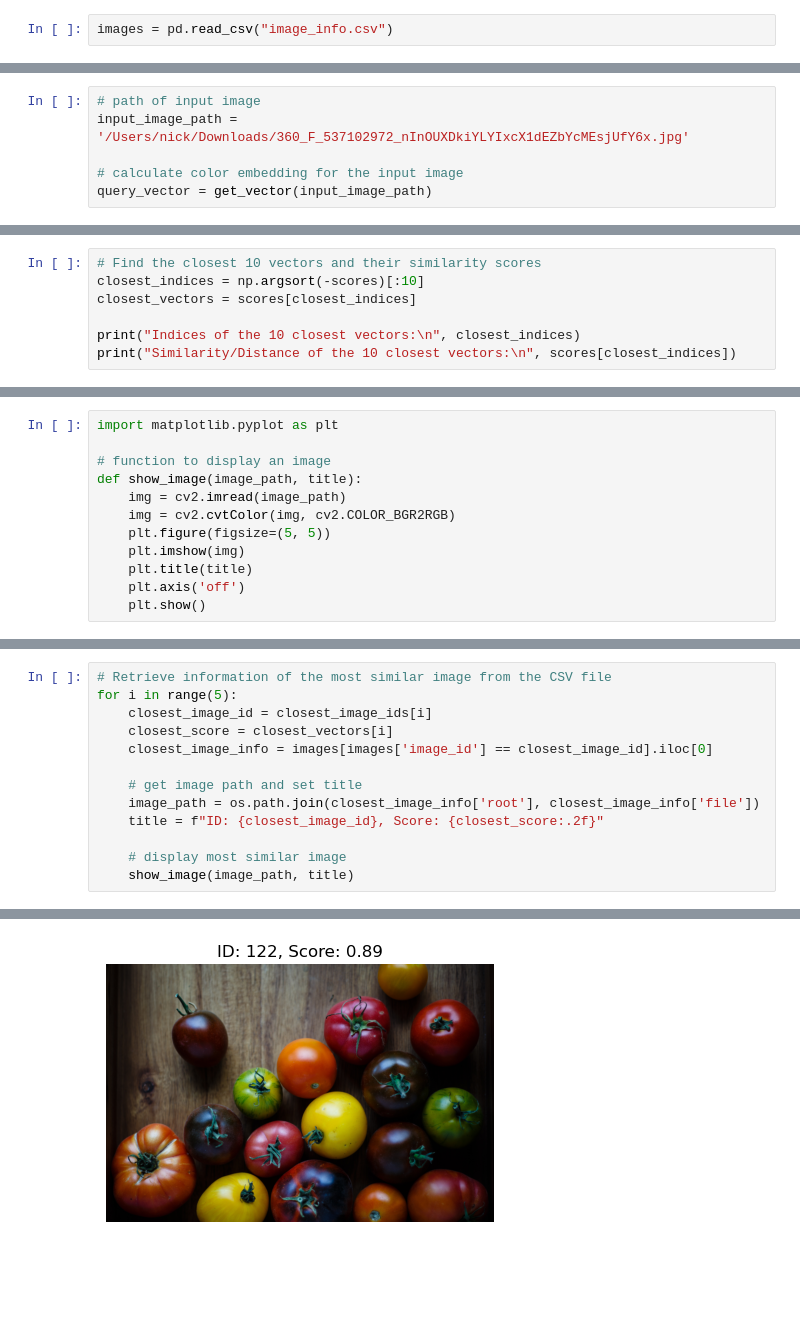
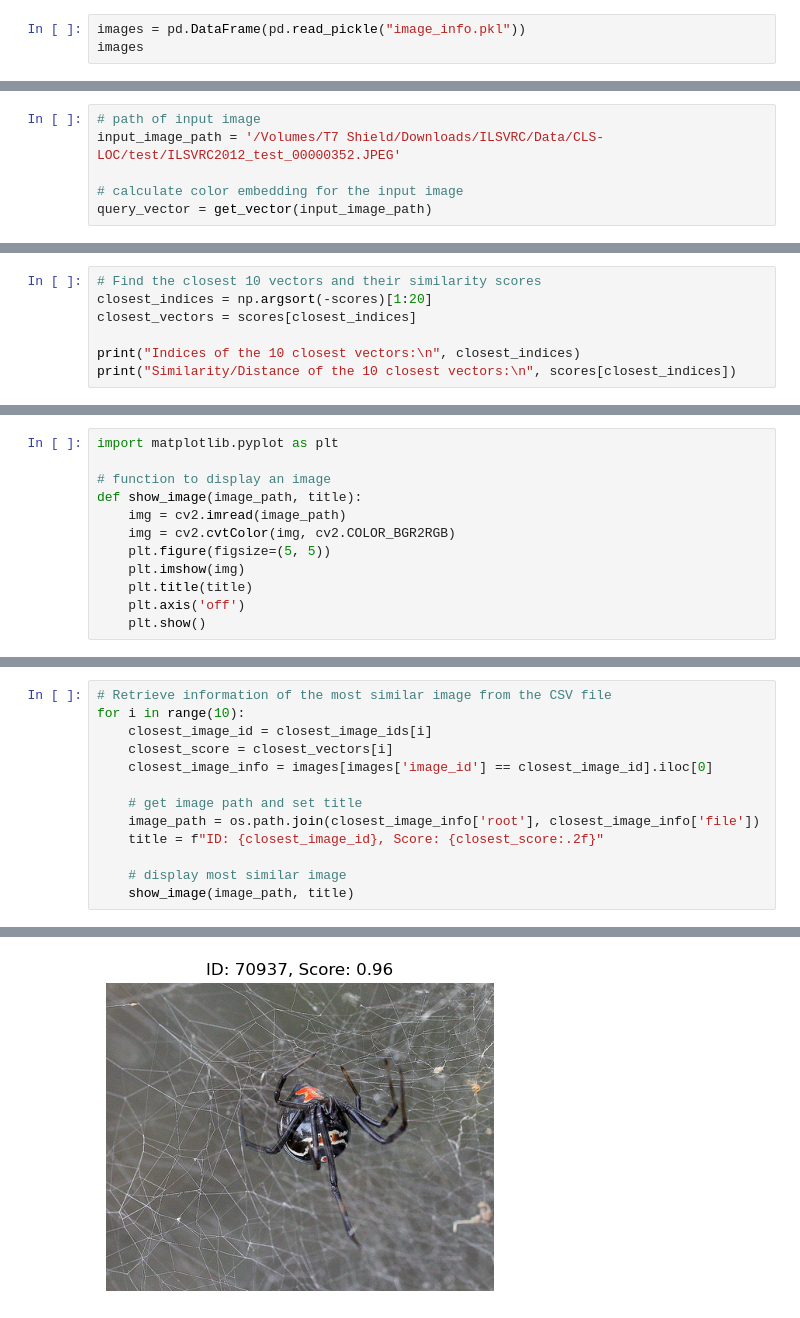
Before and after one commit to nickno7/image_recommender, a Jupyter notebook: resources/color_similarity.ipynb, the cells around one changed output, grey strips where cells are left out. Drawn from its saved outputs; the diff is of its cells as text; blank space fills up the shorter version.

```diff
--- a/resources/color_similarity.ipynb
+++ b/resources/color_similarity.ipynb
@@ -6,4 +6,5 @@ import os
 from tqdm.notebook import tqdm
 import pickle
 # %%
-images = pd.read_csv("image_info.csv")
+images = pd.DataFrame(pd.read_pickle("image_info.pkl"))
+images
@@ -96,7 +73,7 @@ from sklearn.metrics.pairwise import cosine_similarity, euclidean_distances
 from scipy.spatial import distance
 # %%
 # path of input image
-input_image_path = '/Users/nick/Downloads/360_F_537102972_nInOUXDkiYLYIxcX1dEZbYcMEsjUfY6x.jpg'
+input_image_path = '/Volumes/T7 Shield/Downloads/ILSVRC/Data/CLS-LOC/test/ILSVRC2012_test_00000352.JPEG'
 
 # calculate color embedding for the input image
 query_vector = get_vector(input_image_path)
@@ -105,7 +82,7 @@ query_vector = get_vector(input_image_path)
 scores = cosine_similarity([query_vector], embeddings)[0]
 # %%
 # Find the closest 10 vectors and their similarity scores
-closest_indices = np.argsort(-scores)[:10]
+closest_indices = np.argsort(-scores)[1:20]
 closest_vectors = scores[closest_indices]
 
 print("Indices of the 10 closest vectors:\n", closest_indices)
@@ -143,6 +123,6 @@ show_image(input_image_path, "Input Image")
 # %%
 # Retrieve information of the most similar image from the CSV file
-for i in range(5):
+for i in range(10):
     closest_image_id = closest_image_ids[i]
     closest_score = closest_vectors[i]
     closest_image_info = images[images['image_id'] == closest_image_id].iloc[0]
@@ -158 +138 @@ for i in range(5):
-[figure, old version]
+[figure, new version]
```
Also changed, not shown: parts of 7 cells of this notebook, 3 other files.
